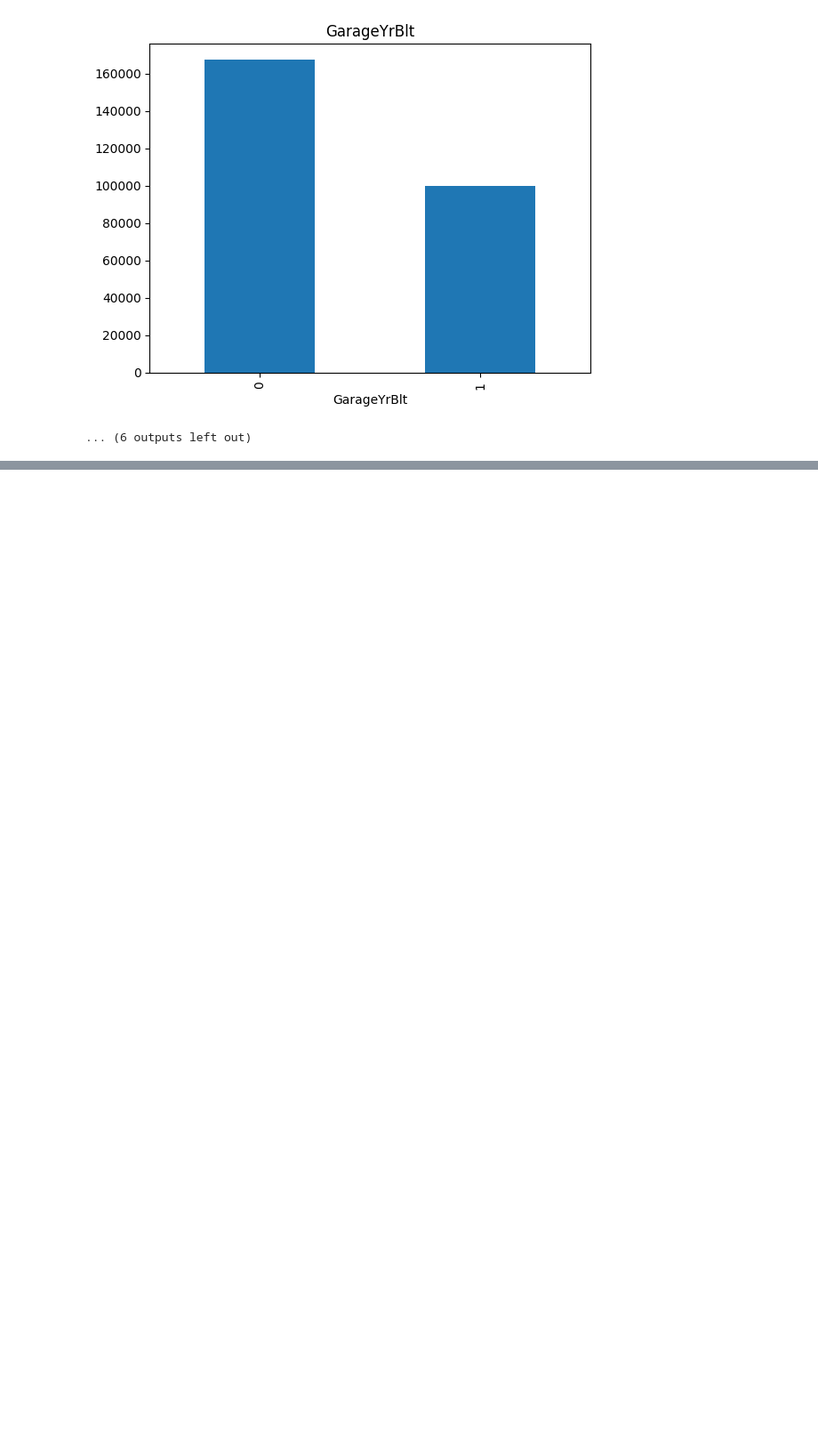
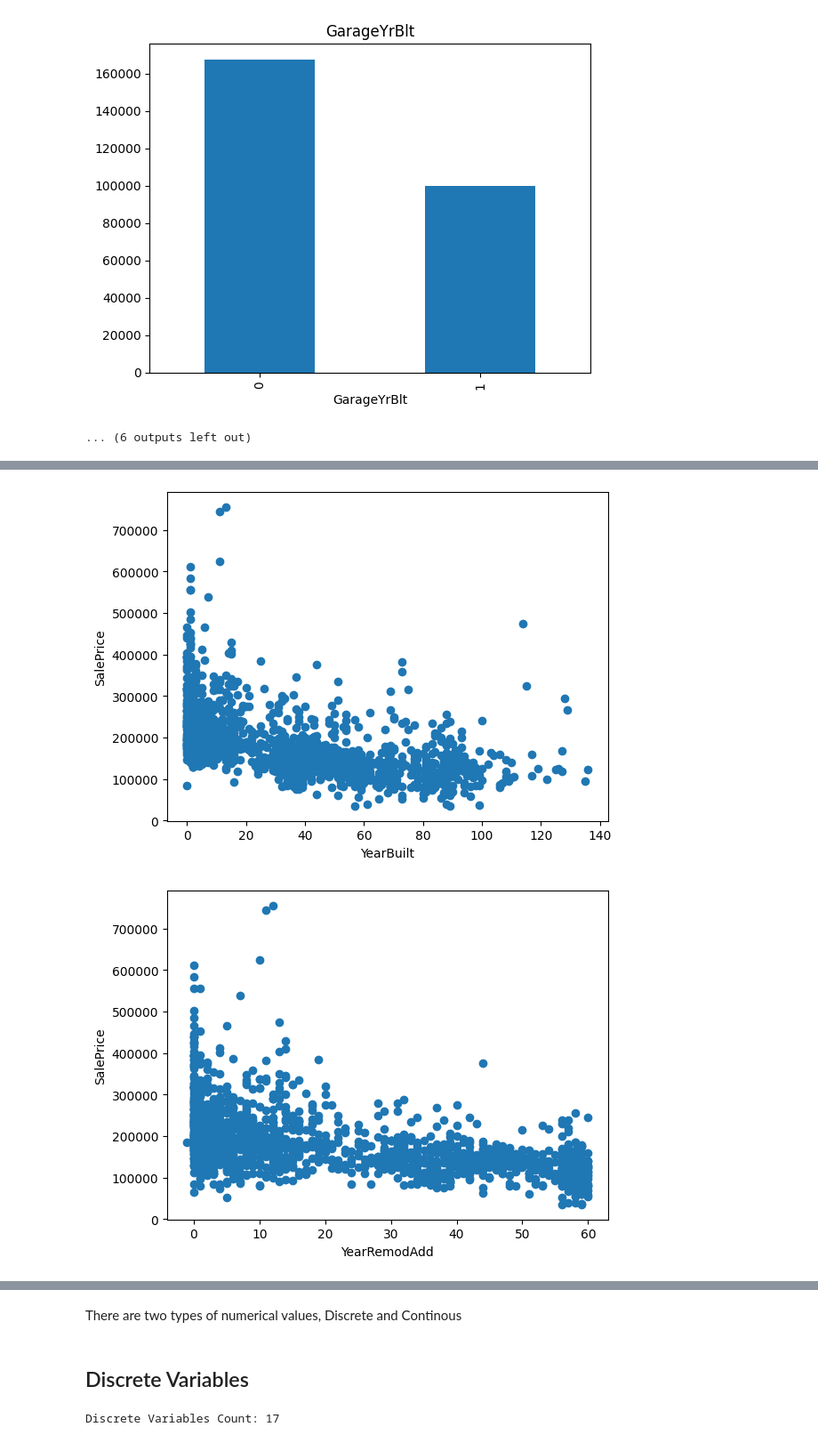
Before and after one commit to avgeek15E/learninAI, a Jupyter notebook: projects/Houses Prices Prediction/House Prices.ipynb, the cells around one changed output, grey strips where cells are left out. Shown at 89% size. Cells and saved outputs as stored; diff of their text form; code cells hidden in the pictures; blank space fills up the shorter version.

```diff
--- a/projects/Houses Prices Prediction/House Prices.ipynb
+++ b/projects/Houses Prices Prediction/House Prices.ipynb
@@ -107,0 +118,5 @@ for feature in features_with_na:
+# %%
+# making list of all the numerical features in the dataset
+numerical_features = [feature for feature in dataset.columns if dataset[feature].dtypes != 'O']
+
+print("Number of numerical features: ", len(numerical_features))
@@ -107,0 +138,3 @@ for feature in features_with_na:
+# %%
+year_feature = [features for features in numerical_features if 'Yr' in features or 'Year' in features]
+year_feature
@@ -107,0 +143,3 @@ for feature in features_with_na:
+# %%
+for features in year_feature:
+    print(features, dataset[features].unique())
@@ -107,0 +176,24 @@ for feature in features_with_na:
+# %%
+for features in year_feature:
+    if feature!='YrSold':
+        data = dataset.copy()
+        data[feature] = data['YrSold'] - data[feature]
+
+        plt.scatter(data[feature], data['SalePrice'])
+        plt.xlabel(data[feature])
+        plt.ylabel(dataset['SalePrice'])
+        plt.show()
+# %%
+for feature in year_feature:
+    if feature!='YrSold':
+        data=dataset.copy()
+        ## We will capture the difference between year variable and year the house was sold for
+        data[feature]=data['YrSold']-data[feature]
+
+        plt.scatter(data[feature],data['SalePrice'])
+        plt.xlabel(feature)
+        plt.ylabel('SalePrice')
+        plt.show()
+# %% [output]
+[figure, added]
+[figure, added]
@@ -107,0 +201,10 @@ for feature in features_with_na:
+# %% [markdown]
+There are two types of numerical values, Discrete and Continous
+# %% [markdown]
+## Discrete Variables
+# %%
+# Find out the discrete values in dataset
+discrete_features = [features for features in numerical_features if len(dataset[features].unique())<25 and features not in year_feature+['Id']]
+print("Discrete Variables Count: {}".format(len(discrete_features)))
+# %% [output]
+Discrete Variables Count: 17
```
Also changed, not shown: parts of 34 cells of this notebook, 6 other files.
